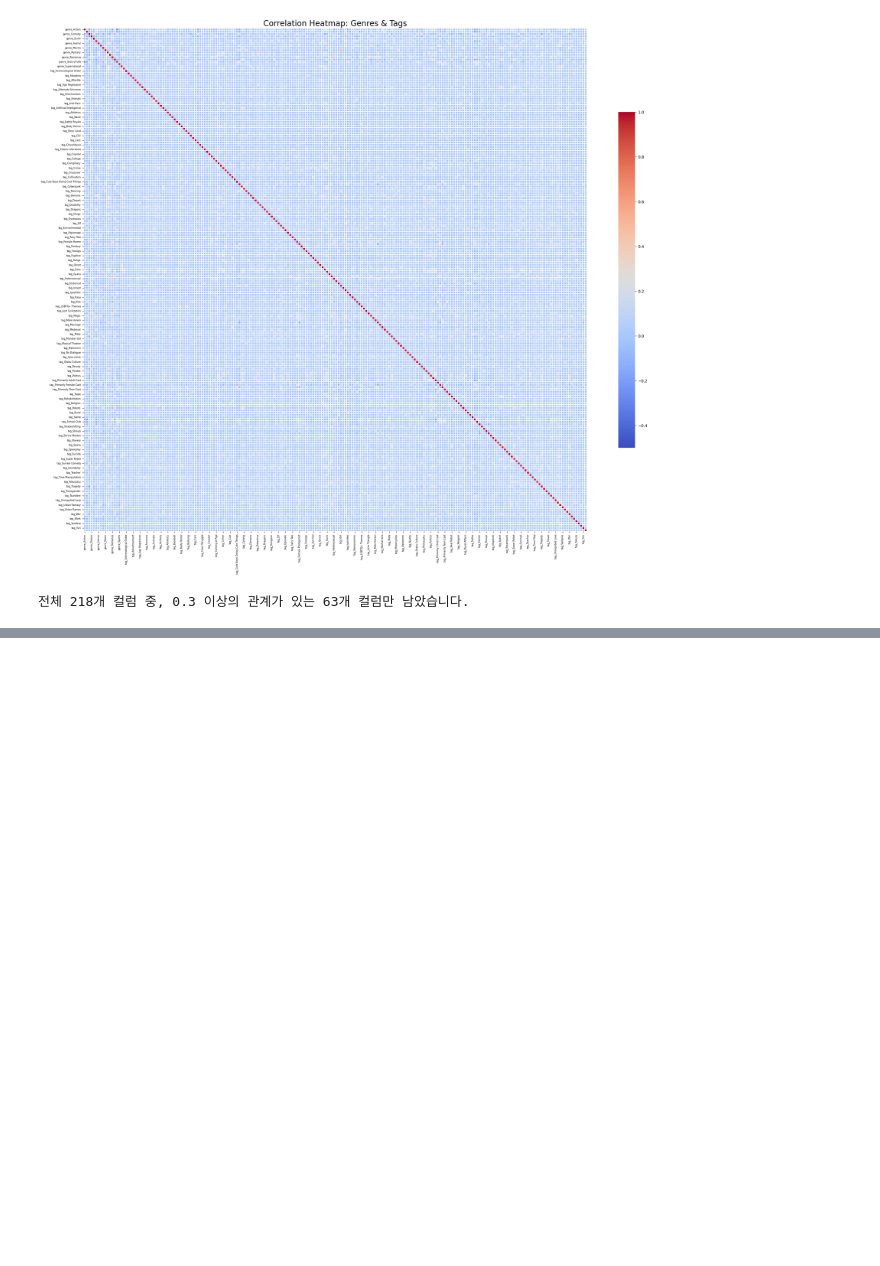
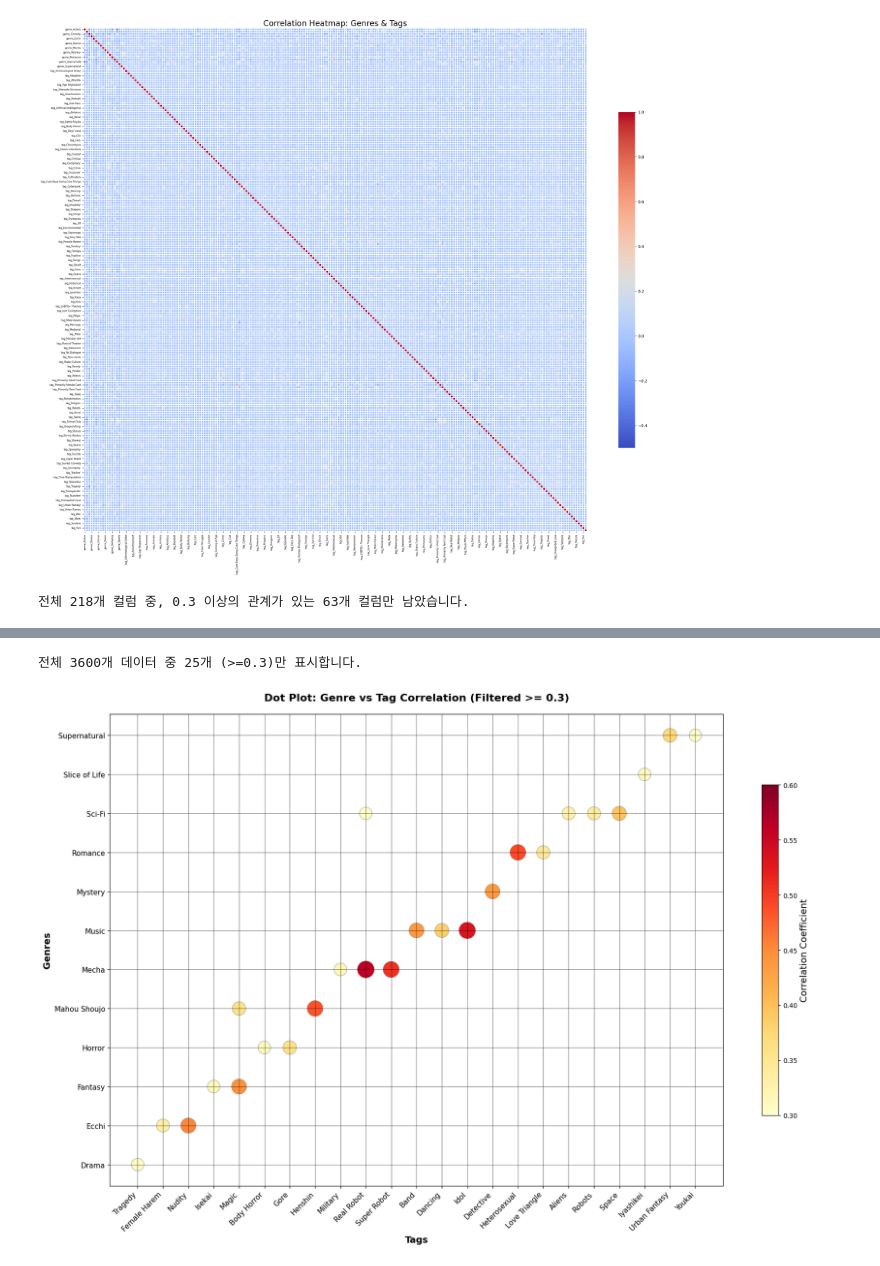
Before and after one commit to sebari1/SKN22-EDA-3Team, a Jupyter notebook: EomHyungEun/eda/notebooks/heatmap.ipynb, the cells around one changed output, grey strips where cells are left out. Saved outputs shown, nothing was run; the diff lists cells and outputs as text; code cells hidden in the pictures; blank space fills up the shorter version.

```diff
--- a/EomHyungEun/eda/notebooks/heatmap.ipynb
+++ b/EomHyungEun/eda/notebooks/heatmap.ipynb
@@ -253,0 +321,46 @@ fig.show()
+# %%
+import pandas as pd
+import matplotlib.pyplot as plt
+
+# 예시: cross_corr = ... (이미 계산된 Genre x Tag 상관계수 DataFrame이라고 가정)
+# threshold(임계값) 변수 선언
+threshold = 0.3   # ★ 여기만 바꾸면 원하는 대로 즉시 재시각화 가능!
+
+# 데이터 변환 (Wide -> Long)
+corr_long = cross_corr.stack().reset_index()
+corr_long.columns = ['Genre', 'Tag', 'Correlation']
+
+# 임계값 이상의 상관관계만 필터링
+corr_long_filtered = corr_long[corr_long['Correlation'] >= threshold]
+
+print(f"전체 {len(corr_long)}개 데이터 중 {len(corr_long_filtered)}개 (>={threshold})만 표시합니다.")
+
+# 시각화
+plt.figure(figsize=(18, 12))
+scatter = plt.scatter(
+    corr_long_filtered['Tag'],
+    corr_long_filtered['Genre'],
+    s=corr_long_filtered['Correlation'] * 1200,  # 점 크기 배율
+    c=corr_long_filtered['Correlation'],         # 점 색상
+    cmap='YlOrRd',
+    alpha=1,
+    edgecolors='gray',
+    linewidths=0.5,
+    vmin=threshold,                              # 색상 범위 최저값도 변수로 연결
+    vmax=0.6                                     # 원하는 경우 이 값도 변수로 바꿀 수 있음
+)
+
+cbar = plt.colorbar(scatter, shrink=0.7)
+cbar.set_label('Correlation Coefficient', fontsize=14)
+
+plt.grid(True, linestyle='-', alpha=0.5, color='Black')
+plt.xticks(rotation=45, ha='right', fontsize=11)
+plt.yticks(fontsize=11)
+plt.xlabel('Tags', fontsize=14, fontweight='bold')
+plt.ylabel('Genres', fontsize=14, fontweight='bold')
+plt.title(f'Dot Plot: Genre vs Tag Correlation (Filtered >= {threshold})', fontsize=16, fontweight='bold', pad=20)
+plt.tight_layout()
+plt.show()
+# %% [output]
+전체 3600개 데이터 중 25개 (>=0.3)만 표시합니다.
+[figure, added]
```
Also changed, not shown: parts of 10 cells of this notebook.
